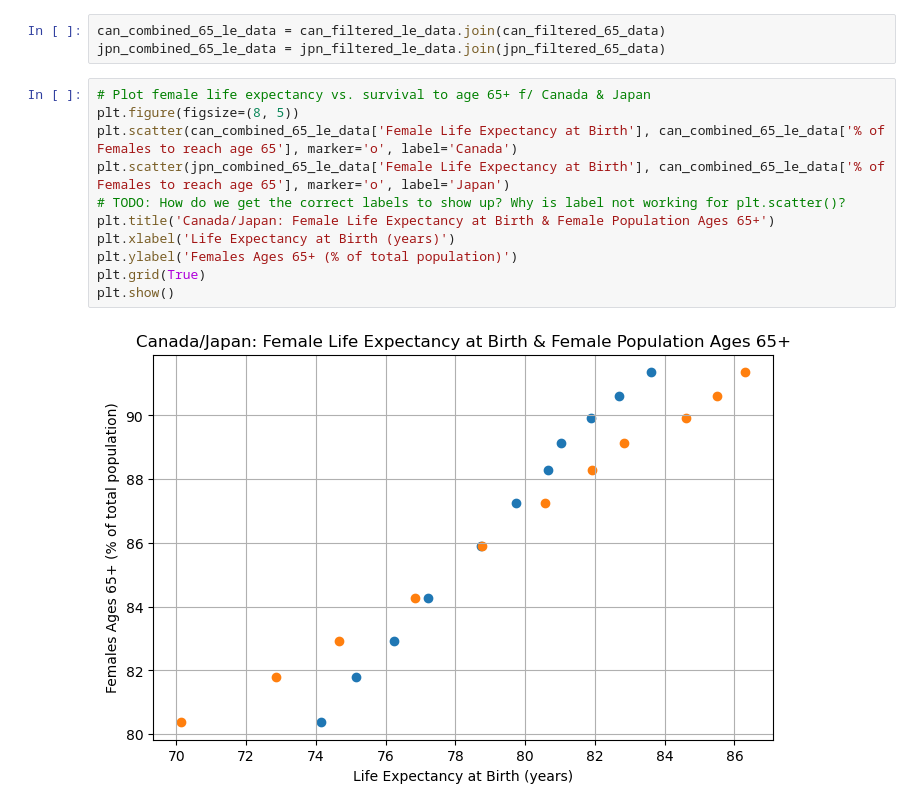
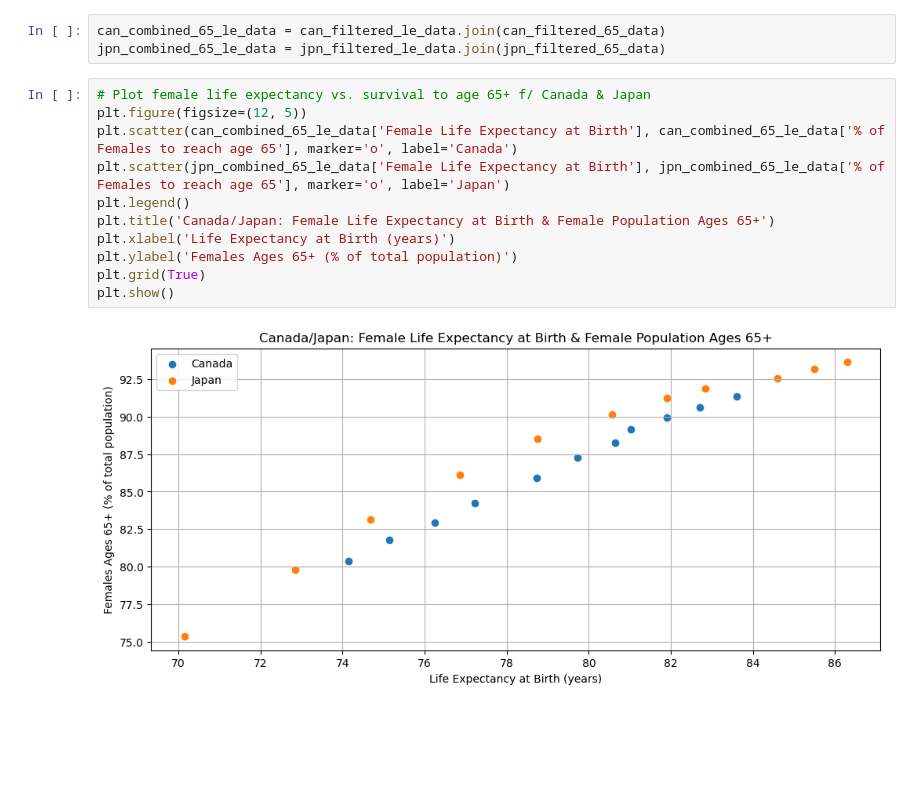
Before and after one commit to TolsonA/Group_3, a Jupyter notebook: src/health_data_analysis.ipynb, the cells around one changed output. Drawn from its saved outputs; the diff is of its cells as text; blank space fills up the shorter version.

Commit message:
Fixed scatterplot legend

```diff
--- a/src/health_data_analysis.ipynb
+++ b/src/health_data_analysis.ipynb
@@ -132,14 +132,14 @@ can_combined_65_le_data = can_filtered_le_data.join(can_filtered_65_data)
 jpn_combined_65_le_data = jpn_filtered_le_data.join(jpn_filtered_65_data)
 # %%
 # Plot female life expectancy vs. survival to age 65+ f/ Canada & Japan
-plt.figure(figsize=(8, 5))
+plt.figure(figsize=(12, 5))
 plt.scatter(can_combined_65_le_data['Female Life Expectancy at Birth'], can_combined_65_le_data['% of Females to reach age 65'], marker='o', label='Canada')
-plt.scatter(jpn_combined_65_le_data['Female Life Expectancy at Birth'], can_combined_65_le_data['% of Females to reach age 65'], marker='o', label='Japan')
-# TODO: How do we get the correct labels to show up? Why is label not working for plt.scatter()?
+plt.scatter(jpn_combined_65_le_data['Female Life Expectancy at Birth'], jpn_combined_65_le_data['% of Females to reach age 65'], marker='o', label='Japan')
+plt.legend()
 plt.title('Canada/Japan: Female Life Expectancy at Birth & Female Population Ages 65+')
 plt.xlabel('Life Expectancy at Birth (years)')
 plt.ylabel('Females Ages 65+ (% of total population)')
 plt.grid(True)
 plt.show()
 # %% [output]
-[figure, old version]
+[figure, new version]
```
